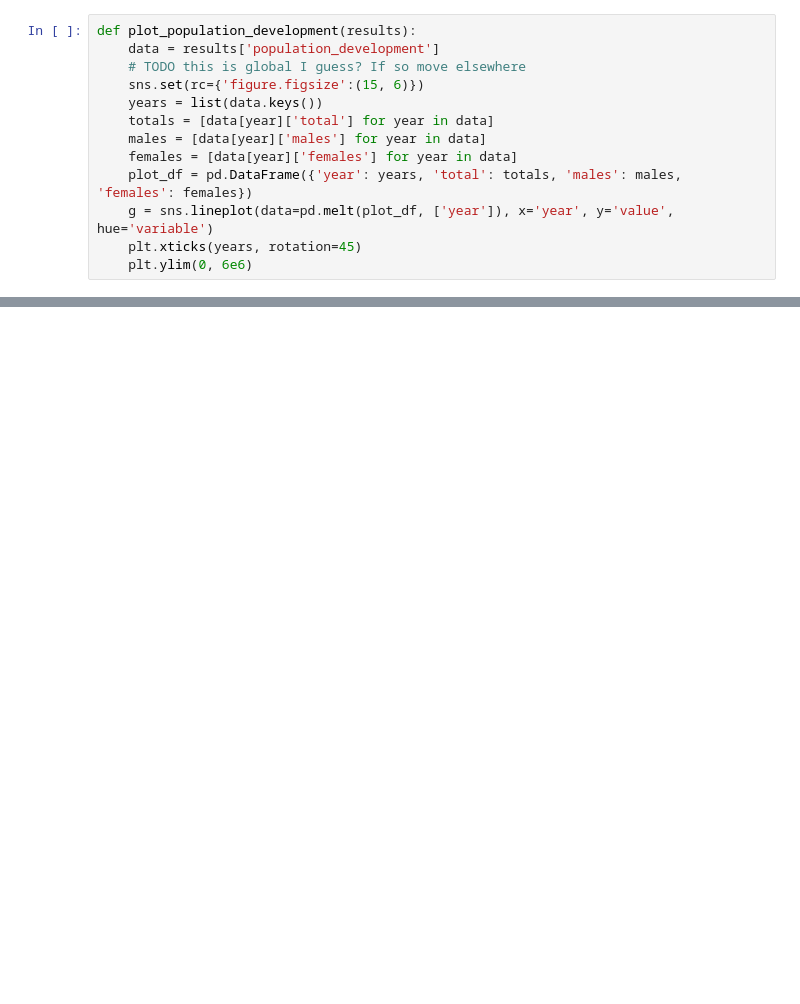
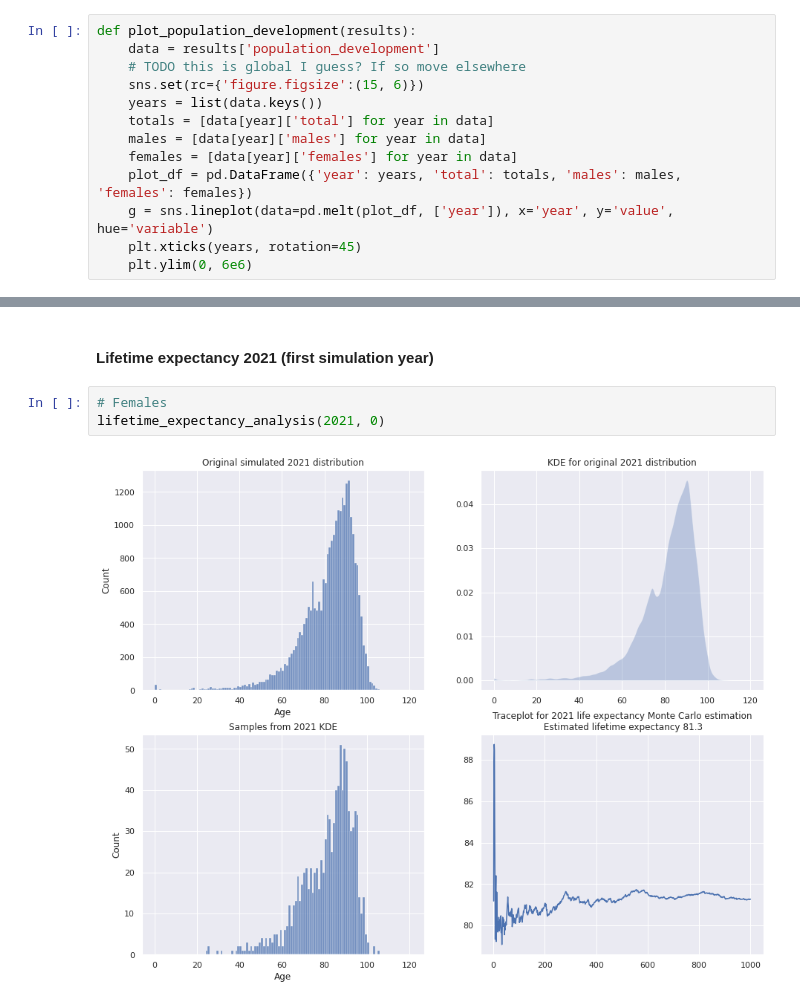
Before and after one commit to skupsala/population-simulation, a Jupyter notebook: notebooks/simulation.ipynb, the cells around one changed output, grey strips where cells are left out. Cells and saved outputs as stored; diff of their text form; blank space fills up the shorter version.

```diff
--- a/notebooks/simulation.ipynb
+++ b/notebooks/simulation.ipynb
@@ -487,0 +571,7 @@ animate_gif([f'age_by_sex_distribution_{year}.png' for year in range(Cfg.INITIAL
+# %% [markdown]
+#### Lifetime expectancy 2021 (first simulation year)
+# %%
+# Females
+lifetime_expectancy_analysis(2021, 0)
+# %% [output]
+[figure, added]
```
Also changed, not shown: parts of 44 cells of this notebook, 3 other files.
